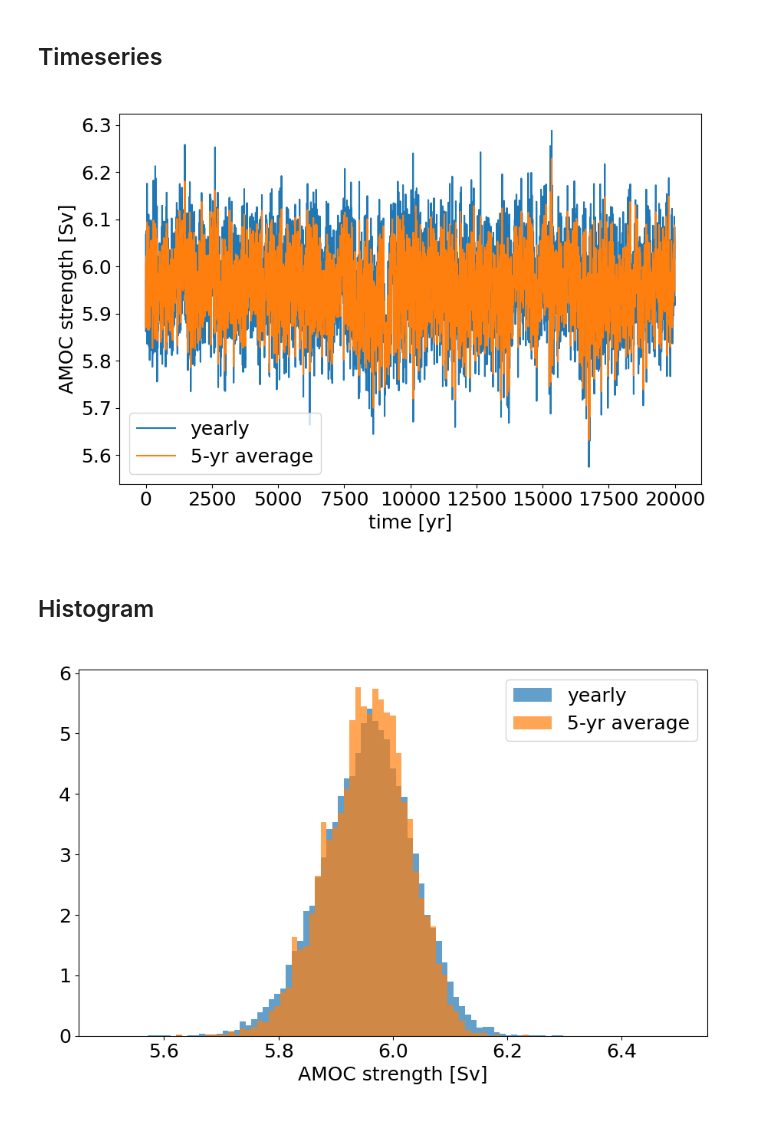
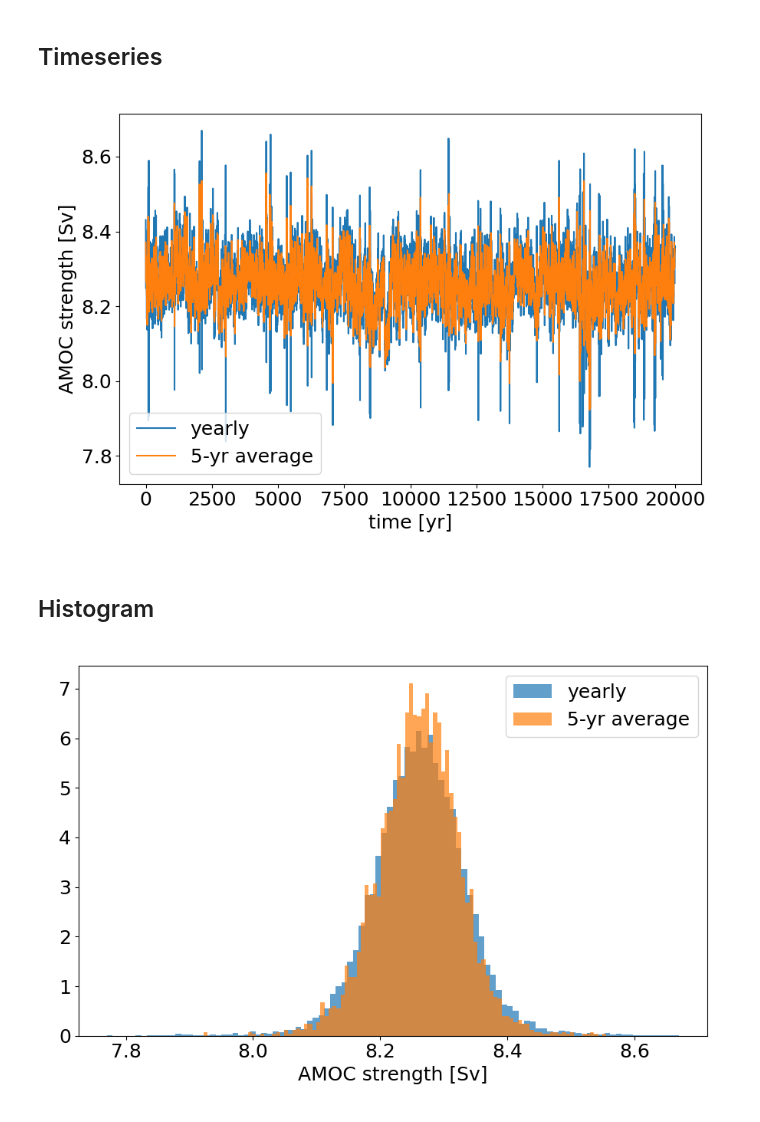
Before and after one commit to AlessandroLovo/REA-Veros, a Jupyter notebook: veros/control.ipynb, the cells around one changed output. Drawn from its saved outputs; the diff is of its cells as text; code cells hidden in the pictures.

Commit message:
visualizing r01

```diff
--- a/veros/control.ipynb
+++ b/veros/control.ipynb
@@ -6,7 +6,7 @@ import matplotlib.pyplot as plt
 
 matplotlib.rc('font', size=18)
 # %%
-ctrl = np.load('__test__/amoc_30N_f8_2_yearly.npy')
+ctrl = np.load('__test__/amoc_max_f8_2_yearly.npy')
 ctrl[0] -= ctrl[0,0] # set initial time to 0
 ctrl.shape
 # %% [output]
@@ -35,22 +35,22 @@ plt.legend()
 
 fig.tight_layout()
 # %% [output]
-[figure, old version]
+[figure, new version]
 # %% [markdown]
 ## Histogram
 # %%
-bins = np.linspace(5.5,6.5, 100)
+bins = 100
 
 plt.close(2)
 fig, ax = plt.subplots(num=2, figsize=(9,6))
 
 plt.hist(ctrl[1], density=True, bins=bins, alpha=0.7, label='yearly')
 plt.hist(ctrl5[1], density=True, bins=bins, alpha=0.7, label='5-yr average')
 
 plt.xlabel('AMOC strength [Sv]')
 
 plt.legend()
 
 fig.tight_layout()
 # %% [output]
-[figure, old version]
+[figure, new version]
```
Also changed, not shown: 2 other files.
